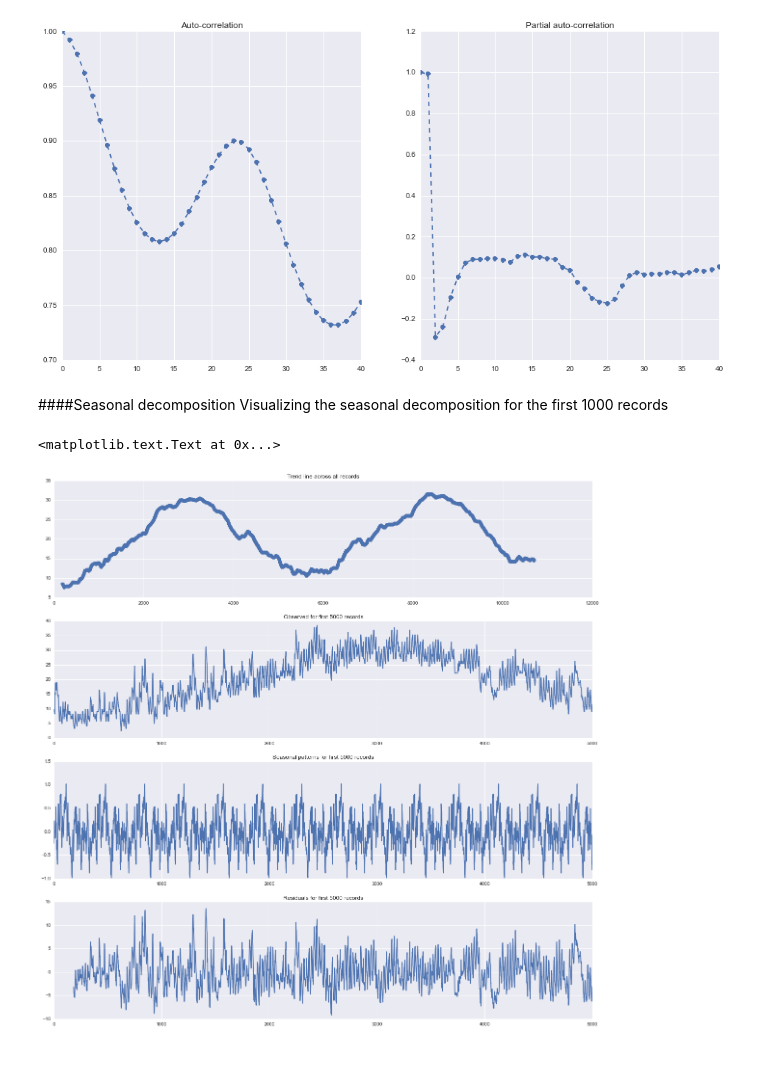
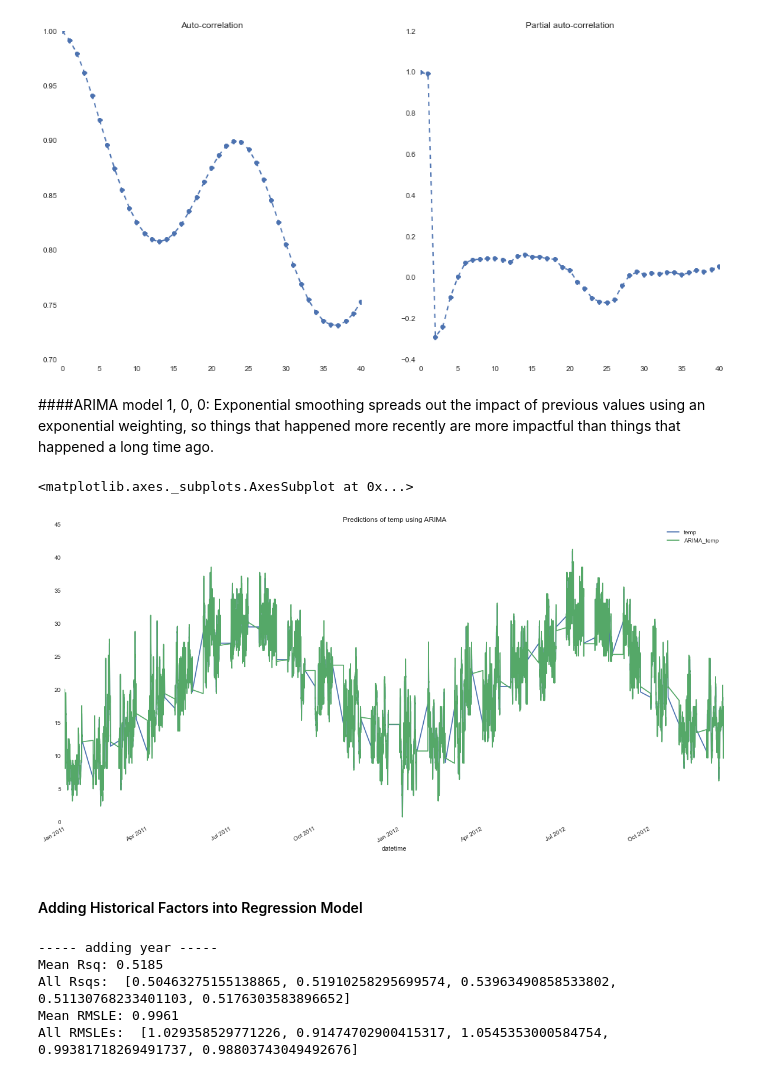
Before and after one commit to taylorma/w207final, a Jupyter notebook: notebook/w207final.ipynb, the cells around one changed output. Saved outputs shown, nothing was run; the diff lists cells and outputs as text; code cells hidden in the pictures.

```diff
--- a/notebook/w207final.ipynb
+++ b/notebook/w207final.ipynb
@@ -583,26 +590,48 @@ ax[1].set_title('Partial auto-correlation')
 # %% [output]
 <matplotlib.text.Text at 0x...>
 [figure]
-# %% [markdown]
-####Seasonal decomposition
-Visualizing the seasonal decomposition for the first 1000 records
-# %%
-res = sm.tsa.seasonal_decompose(data.temp, model='additive', freq=365)
-num_records = 5000
-
-fig, ax = plt.subplots(4,figsize=(20,20))
-
-ax[0].plot(res.trend, marker='o', linestyle='--')
-ax[0].set_title('Trend line across all records')
-
-ax[1].plot(data.temp[:num_records])
-ax[1].set_title('Observed for first %s records' % num_records )
-
-ax[2].plot(res.seasonal[:num_records])
-ax[2].set_title('Seasonal patterns for first %s records' % num_records )
-
-ax[3].plot(res.resid[:num_records])
-ax[3].set_title('Residuals for first %s records' % num_records )
-# %% [output]
-<matplotlib.text.Text at 0x...>
-[figure, removed]
+# %% [markdown]
+####ARIMA model 1, 0, 0:
+Exponential smoothing spreads out the impact of previous values using an
+exponential weighting, so things that happened more recently are more impactful
+than things that happened a long time ago.
+# %%
+model = sm.tsa.ARIMA(train_df_no_outliers.temp, order=(1, 0, 0))
+results = model.fit(disp=-1)
+
+train_df_no_outliers.loc[:,'ARIMA_temp'] = results.fittedvalues
+train_df_no_outliers[['temp', 'ARIMA_temp']].plot(figsize=(20, 10), title='Predictions of temp using ARIMA')
+# %% [output]
+<matplotlib.axes._subplots.AxesSubplot at 0x...>
+[figure, added]
+# %% [markdown]
+#### Adding Historical Factors into Regression Model
+# %%
+temp_model = sm.tsa.ARIMA(train_df_no_outliers.temp, order=(1, 0, 0))
+temp_pred = temp_model.fit(disp=-1)
+train_df_no_outliers.loc[:,'temp_pred'] = temp_pred.fittedvalues
+
+atemp_model = sm.tsa.ARIMA(train_df_no_outliers.atemp, order=(1, 0, 0))
+atemp_pred = atemp_model.fit(disp=-1)
+train_df_no_outliers.loc[:,'atemp_pred'] = atemp_pred.fittedvalues
+
+humidity_model = sm.tsa.ARIMA(train_df_no_outliers.humidity, order=(1, 0, 0))
+humidity_pred = humidity_model.fit(disp=-1)
+train_df_no_outliers.loc[:,'humidity_pred'] = humidity_pred.fittedvalues
+
+windspeed_model = sm.tsa.ARIMA(train_df_no_outliers.windspeed, order=(1, 0, 0))
+windspeed_pred = windspeed_model.fit(disp=-1)
+train_df_no_outliers.loc[:,'windspeed_pred'] = windspeed_pred.fittedvalues
+
+train_feat = train_df_no_outliers[['season','holiday','workingday','weather','temp','atemp','humidity',\
+                                    'windspeed','hour','dayofweek','dayofyear','year','temp_pred','atemp_pred',\
+                                  'humidity_pred','windspeed_pred']].values
+
+print '\n----- adding year -----'
+k_fold_cv(train_feat, train_targ, 5)
+# %% [output]
+----- adding year -----
+Mean Rsq: 0.5185
+All Rsqs:  [0.50463275155138865, 0.51910258295699574, 0.53963490858533802, 0.51130768233401103, 0.5176303583896652]
+Mean RMSLE: 0.9961
+All RMSLEs:  [1.029358529771226, 0.91474702900415317, 1.0545353000584754, 0.99381718269491737, 0.98803743049492676]
```
Also changed, not shown: parts of 5 cells of this notebook.
